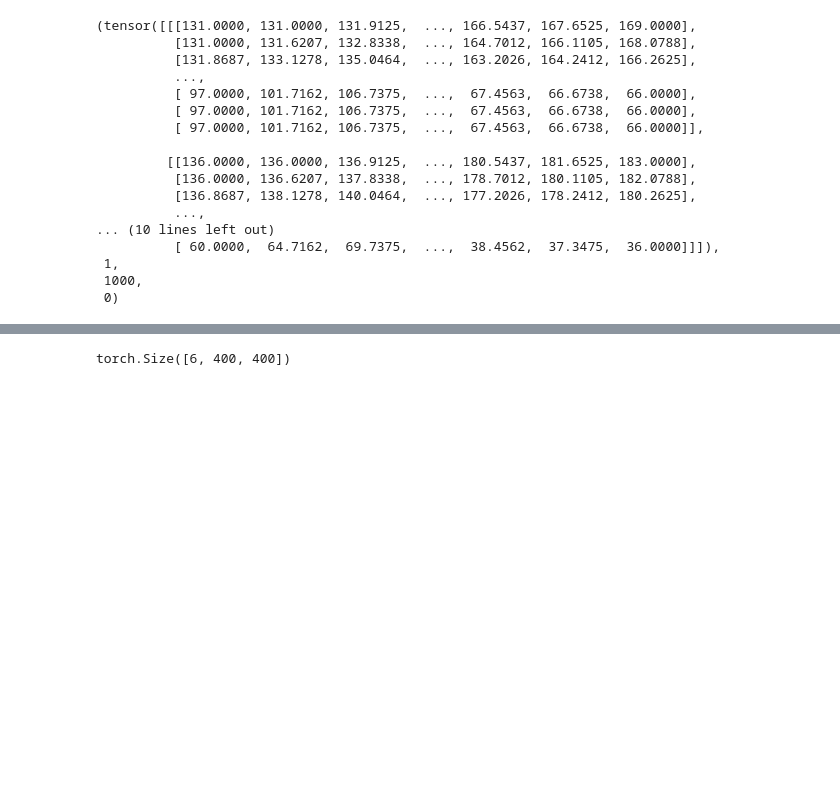
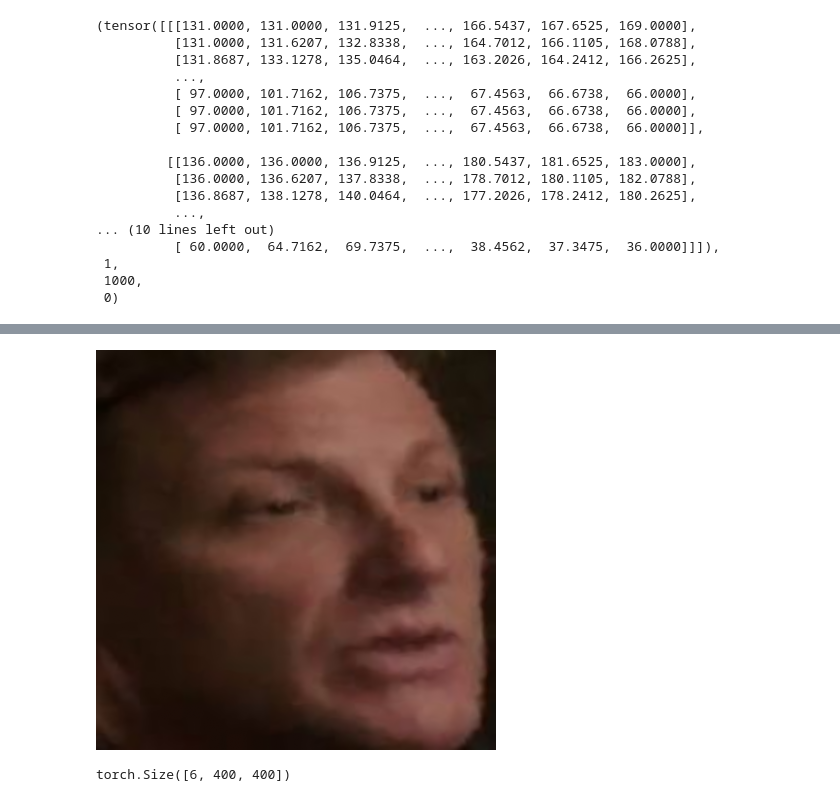
Before and after one commit to abolfazlyarian/deepLearningProject, a Jupyter notebook: phase1.ipynb, the cells around one changed output, grey strips where cells are left out. Drawn from its saved outputs; the diff is of its cells as text; code cells hidden in the pictures; blank space fills up the shorter version.

```diff
--- a/phase1.ipynb
+++ b/phase1.ipynb
@@ -257,3 +612,7 @@ plt.imshow(x3.permute(1, 2, 0))
+# %%
+tf(x2)
+# %% [output]
+[figure, added]
 # %%
 xxx = torch.cat((face_train[0][0],face_train[1][0]))
 xxx.shape
```
Also changed, not shown: parts of 36 cells of this notebook, 15 other files.
